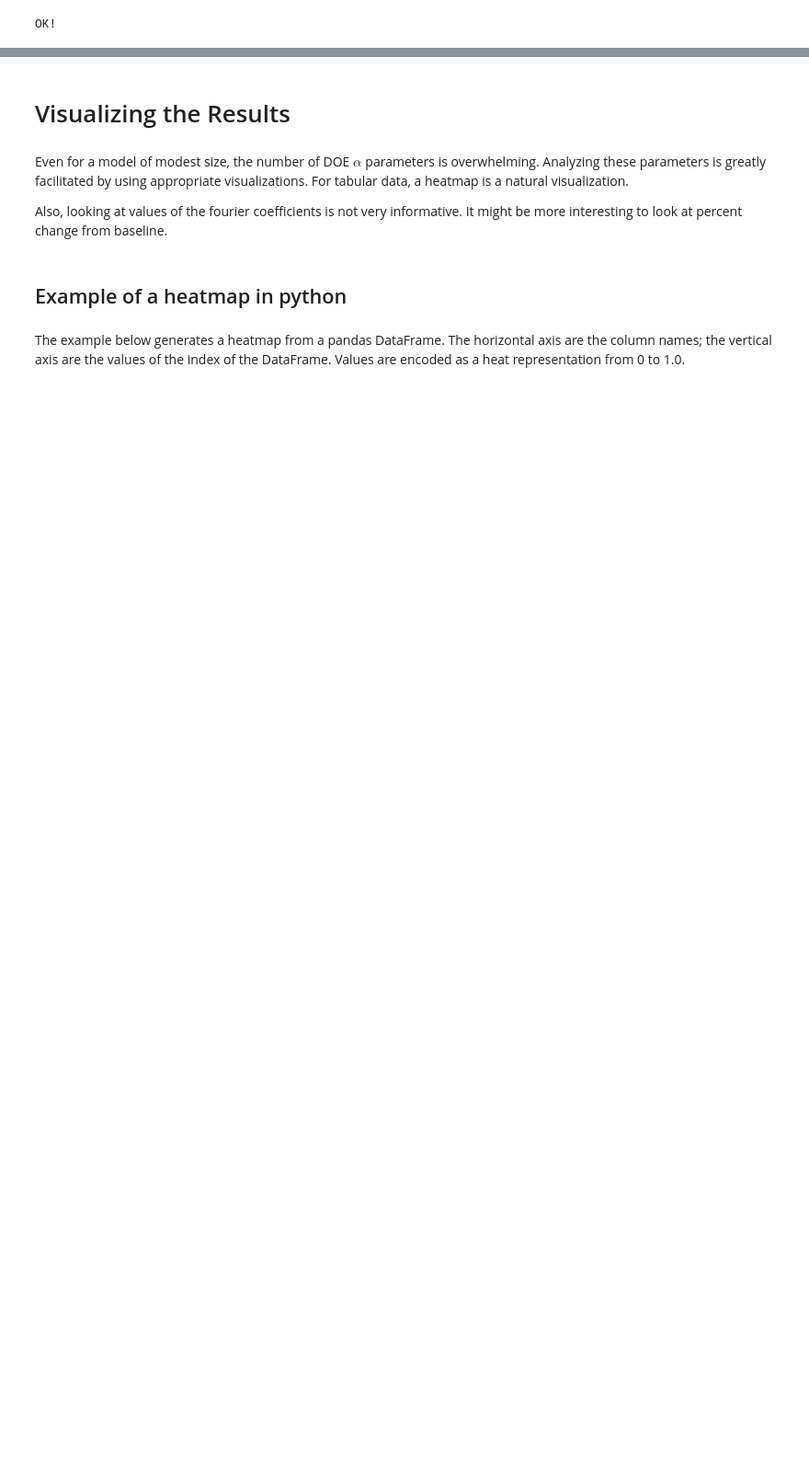
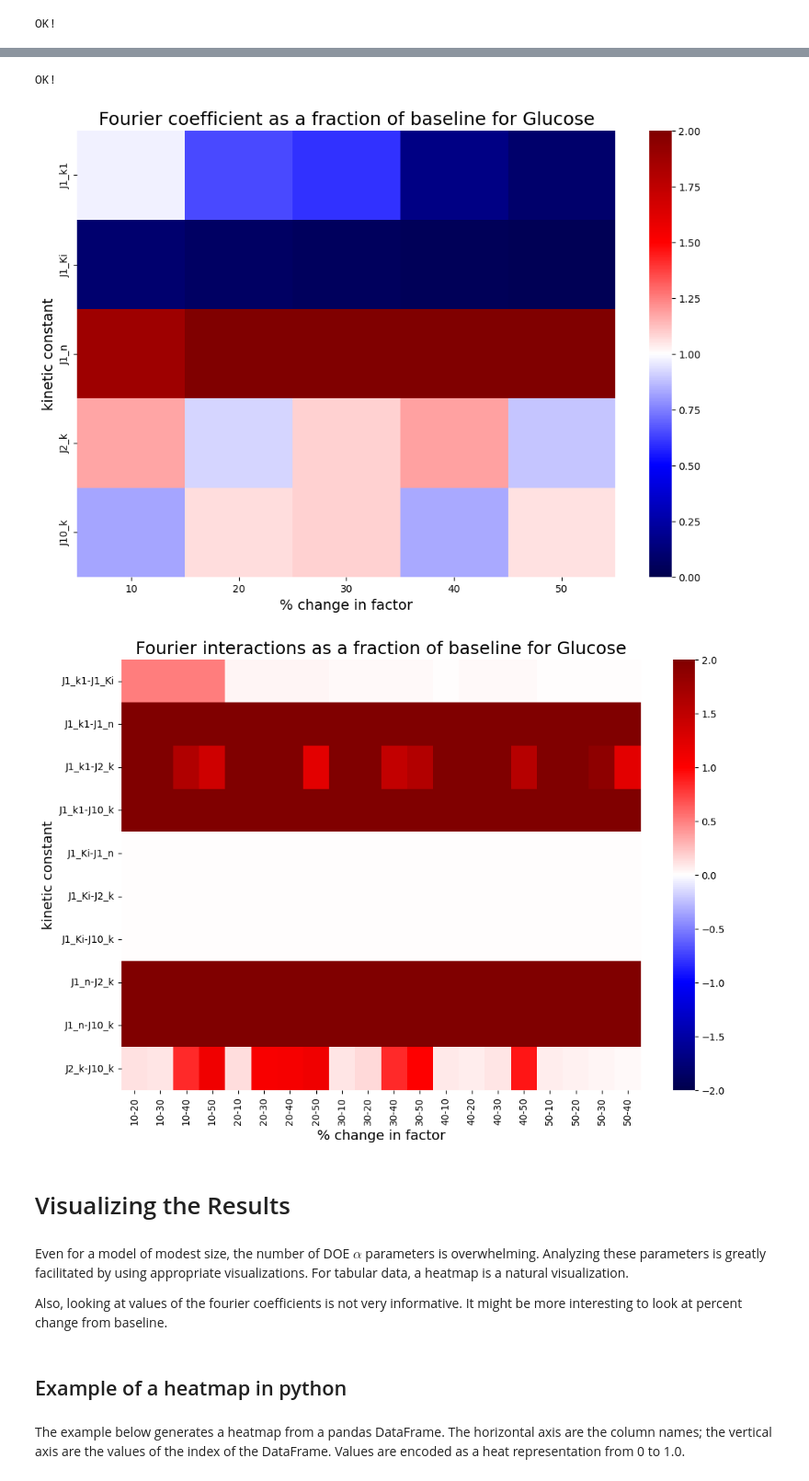
Before and after one commit to ModelEngineering/BIOEN-437, a Jupyter notebook: Lectures/Design-Of-Experiments/doe_two_way_design.ipynb, the cells around one changed output, grey strips where cells are left out. Shown at 92% size. Cells and saved outputs as stored; diff of their text form; code cells hidden in the pictures; blank space fills up the shorter version.

```diff
--- a/Lectures/Design-Of-Experiments/doe_two_way_design.ipynb
+++ b/Lectures/Design-Of-Experiments/doe_two_way_design.ipynb
@@ -578,3 +656,69 @@ factor_level_two_way_df
+# %%
+# Result of a two way analysis
+DOE2Way = collections.namedtuple("DOE2WAY", ["mu", "alpha_df", "beta_df"])
+# %%
+def run2WayStudy(base_factor_dct: pd.DataFrame=FACTOR_DCT,
+        percents:List[int]=[-10, 20],
+        model:str=WOLF_MODEL,
+        molecule:str="Glucose",
+        offset:int=100,
+        is_plot:bool=True) -> Tuple[float, pd.DataFrame]:
+    """
+    Runs a 1W design study of the effects of parameter changes on oscillations.
+
+    Args:
+    ----------
+    base_factor_dct: key is factor, value is level
+    model: str (Antimony model)
+    molecule: str (chemical species)
+    offset: number of initial timepoints to discard
+    is_plot: create a visualization
+
+    Returns:
+    -------
+    float: baseline frequency (mu)
+    pd.DataFrame
+        rows: factor
+        columns: levels
+        values: Change in frequency w.r.t. baseline (alpha)
+    """
+    # Do a 1-way study
+    mu, alpha_df = run1WayStudy(base_factor_dct, percents, model=model,
+            molecule=molecule, offset=offset, is_plot=is_plot)
+    # Do the 2-way study
+    ## Create the factor levels to simulate
+    factor_level_2way_df = makeFactorLevel2WayDF(base_factor_dct, percents)
+    ## Simulate the betas
+    beta_df = pd.DataFrame(np.nan, columns=factor_level_2way_df.columns,
+            index=factor_level_2way_df.index)
+    for (factor1, factor2) in factor_level_2way_df.index:
+        for (level1, level2) in factor_level_2way_df.columns:
+            change_dct = {factor1: level1, factor2: level2}
+            response = calculateCoefficient(change_dct, model=model, molecule=molecule, offset=offset)
+            beta = response - mu - alpha_df.loc[factor1, level1] - alpha_df.loc[factor2, level2]
+            beta_df.loc[(factor1, factor2), (level1, level2)] = response
+    doe_2way = DOE2Way(mu=mu, alpha_df=alpha_df, beta_df=beta_df)
+    # Visualize
+    if is_plot:
+        # Visualization
+        plot_df = beta_df/mu
+        fig, ax = plt.subplots(1, figsize=(12, 8))
+        sns.heatmap(plot_df, cmap="seismic", ax=ax, vmin=-2, vmax=2)
+        plt.ylabel("kinetic constant", fontsize=14)
+        plt.xlabel("% change in factor", fontsize=14)
+        _ = plt.title(f"Fourier interactions as a fraction of baseline for {molecule}", fontsize=18)
+    #
+    return mu, alpha_df, beta_df
+
+# Tests
+mu, alpha_df, beta_df = run2WayStudy(base_factor_dct=FACTOR_DCT, percents=[10, 20, 30, 40, 50])
+assert(isinstance(alpha_df, pd.DataFrame))
+assert(isinstance(mu, float))
+print("OK!")
+# %% [output]
+OK!
+[figure, added]
+[figure, added]
 # %% [markdown]
 # Visualizing the Results
 # %% [markdown]
```
Also changed, not shown: parts of 16 cells of this notebook.
